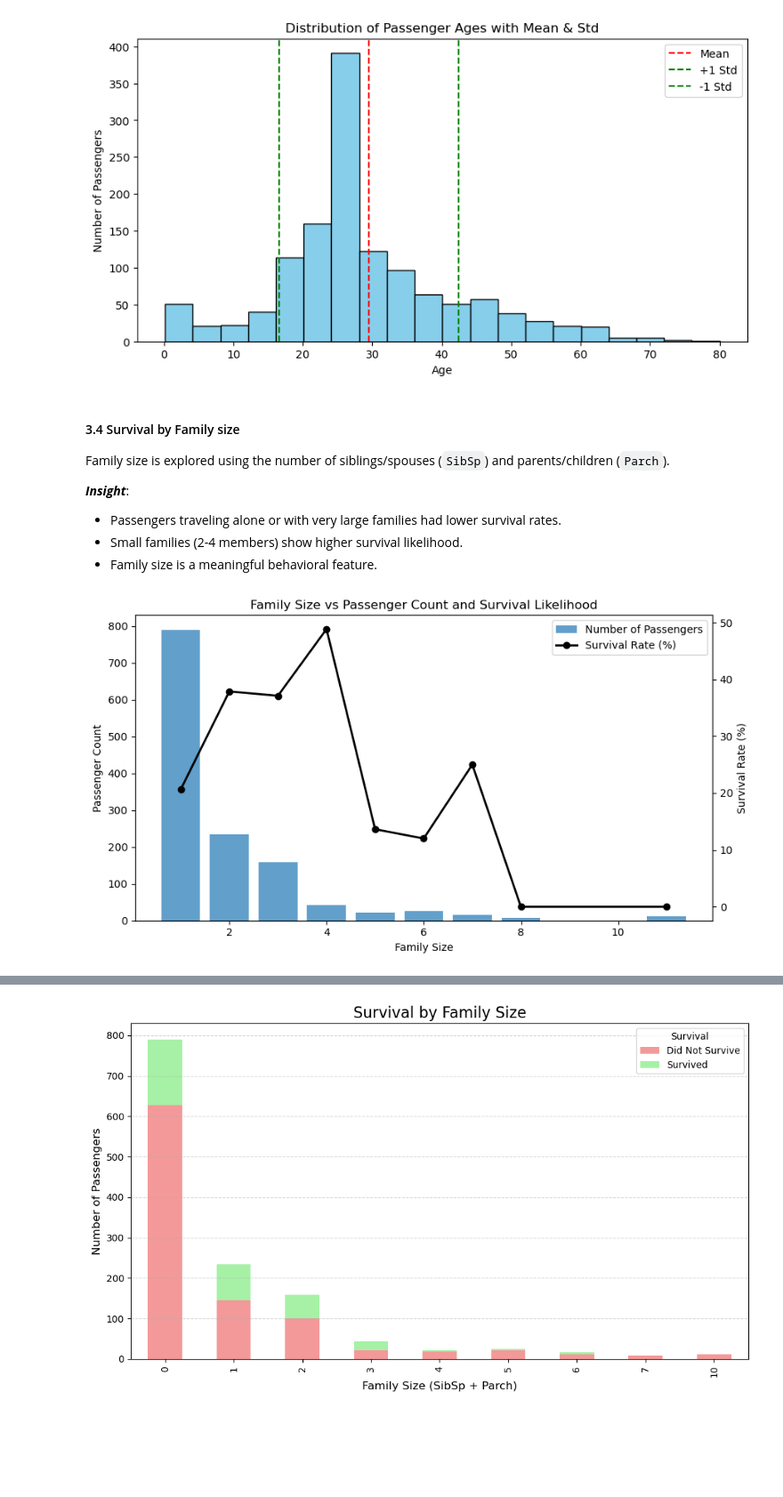
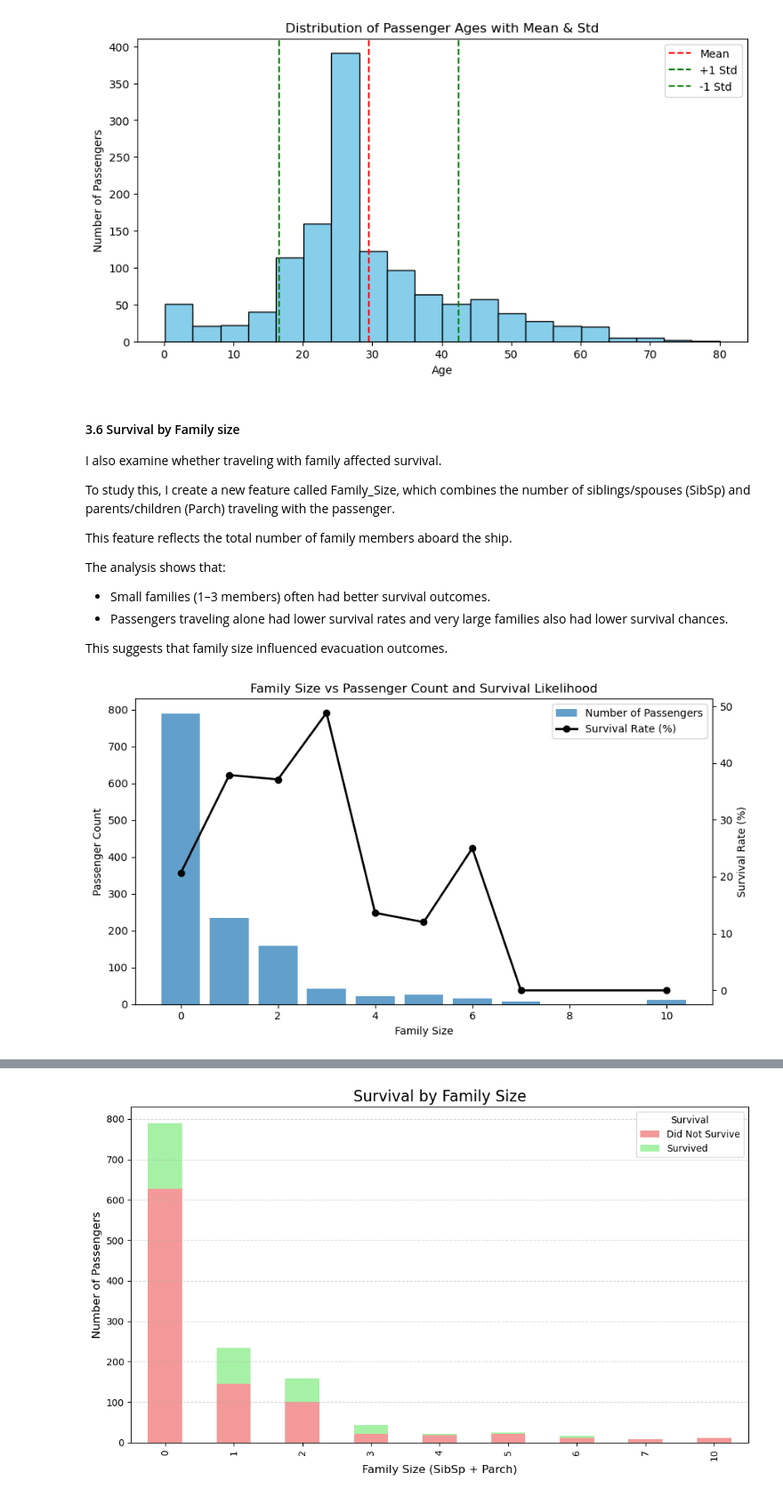
Before and after one commit to johnson-madumere/titanic_surv_pred_insights, a Jupyter notebook: notebooks/02_data_understanding.ipynb, the cells around one changed output, grey strips where cells are left out. Shown at 89% size. Cells and saved outputs as stored; diff of their text form; code cells hidden in the pictures; blank space fills up the shorter version.

```diff
--- a/notebooks/02_data_understanding.ipynb
+++ b/notebooks/02_data_understanding.ipynb
@@ -308,57 +553,66 @@ plt.show()
 # %% [output]
 [figure]
 # %% [markdown]
-#### 3.4 Survival by Family size
+#### 3.6 Survival by Family size
 
-Family size is explored using the number of siblings/spouses (`SibSp`) and parents/children (`Parch`).
+I also examine whether traveling with family affected survival.
 
-***Insight***:
-- Passengers traveling alone or with very large families had lower survival rates.
-- Small families (2-4 members) show higher survival likelihood.
-- Family size is a meaningful behavioral feature.
+To study this, I create a new feature called Family_Size, which combines the number of siblings/spouses (SibSp) and parents/children (Parch) traveling with the passenger.
+
+This feature reflects the total number of family members aboard the ship.
+
+The analysis shows that:
+- Small families (1–3 members) often had better survival outcomes.
+- Passengers traveling alone had lower survival rates and very large families also had lower survival chances.
+
+This suggests that family size influenced evacuation outcomes.
 # %%
+# Create a new column for family size
+temp = data.copy()
+temp["Family_Size"] = temp["SibSp"] + temp["Parch"]
+
 # Prepare data
-family_stats = (
-    data_viz
+stats = (
+    temp
     .groupby("Family_Size")["Survived"]
     .agg(["count", "mean"])
 )
 
-family_stats["Survival_Rate"] = family_stats["mean"] * 100
+stats["Survival_Rate"] = stats["mean"] * 100
 
-# Create figure
+# Create combined bar and line chart
 fig, ax1 = plt.subplots(figsize=(9,5))
 
 # Bar chart: passenger count
 bars = ax1.bar(
-    family_stats.index,
-    family_stats["count"],
+    stats.index,
+    stats["count"],
     alpha=0.7,
     label="Number of Passengers"
 )
 ax1.set_xlabel("Family Size")
 ax1.set_ylabel("Passenger Count")
 
 # Line chart: survival rate
 ax2 = ax1.twinx()
 line = ax2.plot(
-    family_stats.index,
-    family_stats["Survival_Rate"],
+    stats.index,
+    stats["Survival_Rate"],
     marker="o",
     linewidth=2,
     color="black",
     label="Survival Rate (%)"
 )
 ax2.set_ylabel("Survival Rate (%)")
 
 # Combine legends from both axes
 handles = bars, line[0]
 labels = ["Number of Passengers", "Survival Rate (%)"]
 ax1.legend(handles, labels, loc="upper right")
 
 # Title
 plt.title("Family Size vs Passenger Count and Survival Likelihood")
 plt.tight_layout()
 plt.show()
 # %% [output]
-[figure, old version]
+[figure, new version]
```
Also changed, not shown: parts of 63 cells of this notebook, 30 other files.
